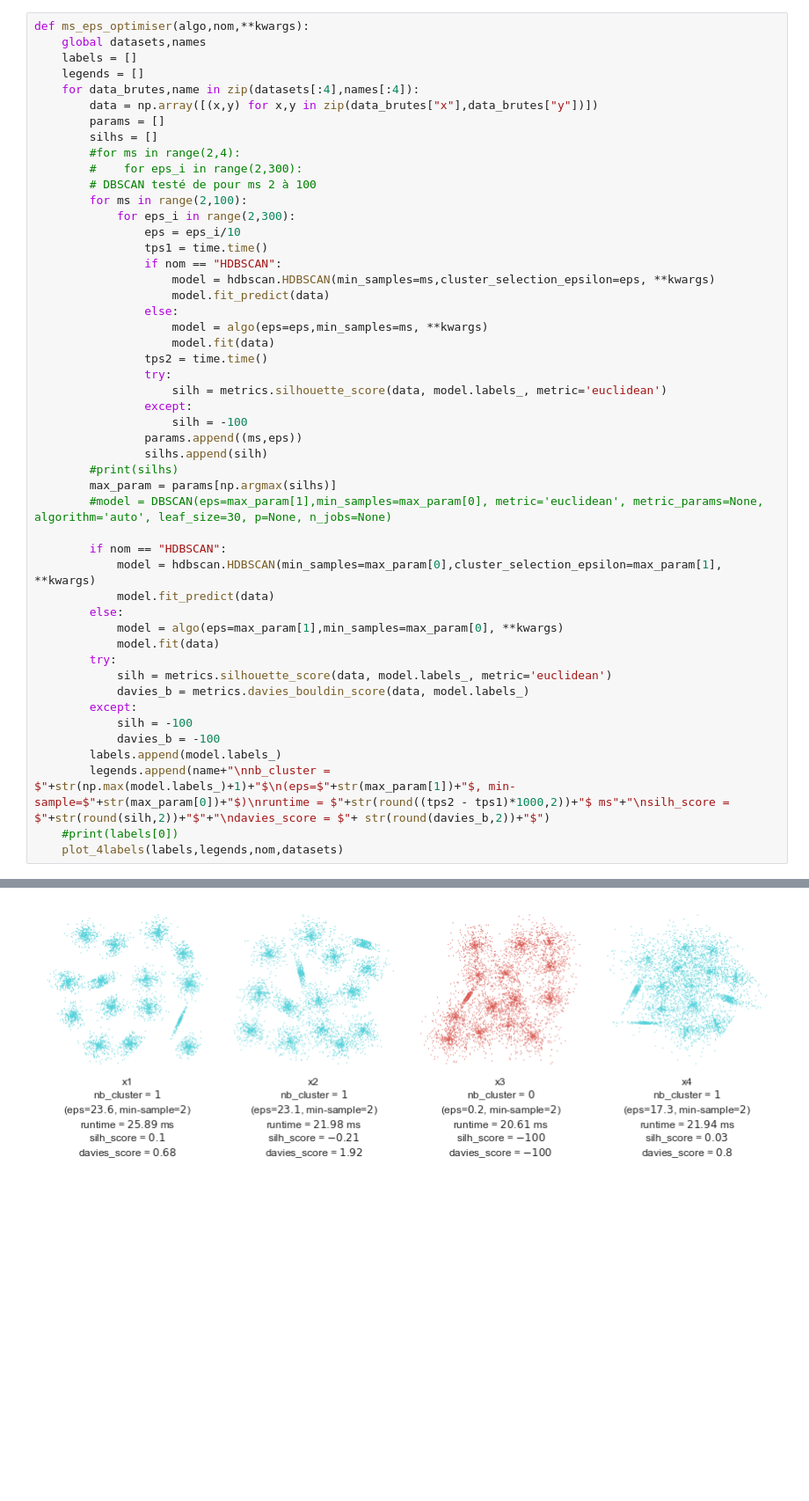
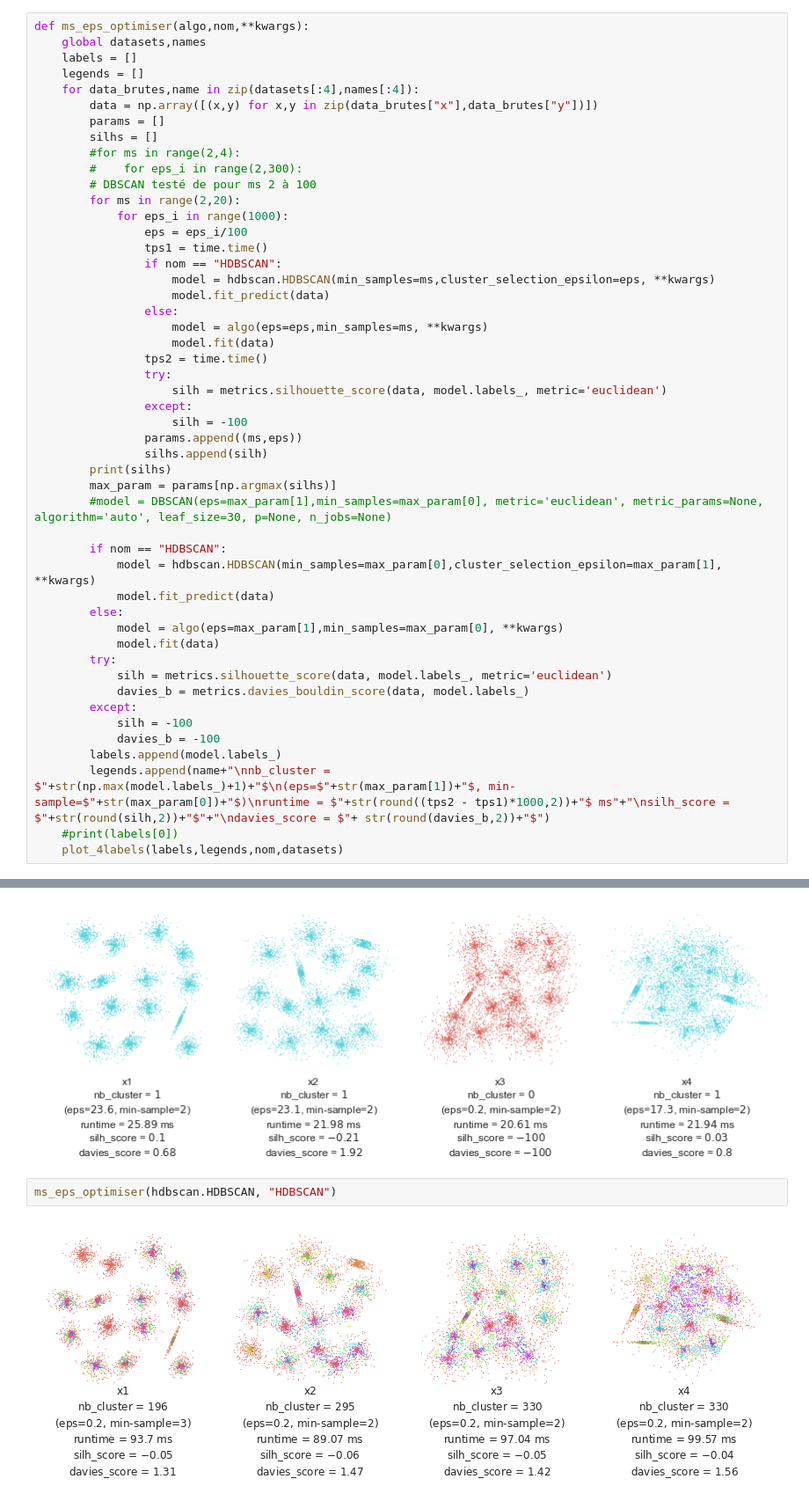
Before and after one commit to usernamedjpris/TP-apprentissage, a Jupyter notebook: IRIS-clustering.ipynb, the cells around one changed output, grey strips where cells are left out. Shown at 88% size. Saved outputs shown, nothing was run; the diff lists cells and outputs as text; blank space fills up the shorter version.

Commit message:
hdbscan en cours de test

```diff
--- a/IRIS-clustering.ipynb
+++ b/IRIS-clustering.ipynb
@@ -106,9 +106,9 @@ def ms_eps_optimiser(algo,nom,**kwargs):
         #for ms in range(2,4):
         #    for eps_i in range(2,300):
         # DBSCAN testé de pour ms 2 à 100
-        for ms in range(2,100):
-            for eps_i in range(2,300):
-                eps = eps_i/10
+        for ms in range(2,20):
+            for eps_i in range(1000):
+                eps = eps_i/100
                 tps1 = time.time()
                 if nom == "HDBSCAN":
                     model = hdbscan.HDBSCAN(min_samples=ms,cluster_selection_epsilon=eps, **kwargs)
@@ -123,7 +123,7 @@ def ms_eps_optimiser(algo,nom,**kwargs):
                     silh = -100
                 params.append((ms,eps))
                 silhs.append(silh)
-        #print(silhs)
+        print(silhs)
         max_param = params[np.argmax(silhs)]
         #model = DBSCAN(eps=max_param[1],min_samples=max_param[0], metric='euclidean', metric_params=None, algorithm='auto', leaf_size=30, p=None, n_jobs=None)
 
@@ -162,3 +162,7 @@ ms_eps_optimiser(DBSCAN, "DBSCAN", metric='euclidean', metric_params=None, algor
 # %% [output]
 [-1 -1 -1 ... -1 -1 -1]
 [figure]
+# %%
+ms_eps_optimiser(hdbscan.HDBSCAN, "HDBSCAN")
+# %% [output]
+[figure, added]
```
Also changed, not shown: parts of 3 cells of this notebook, 1 other file.
